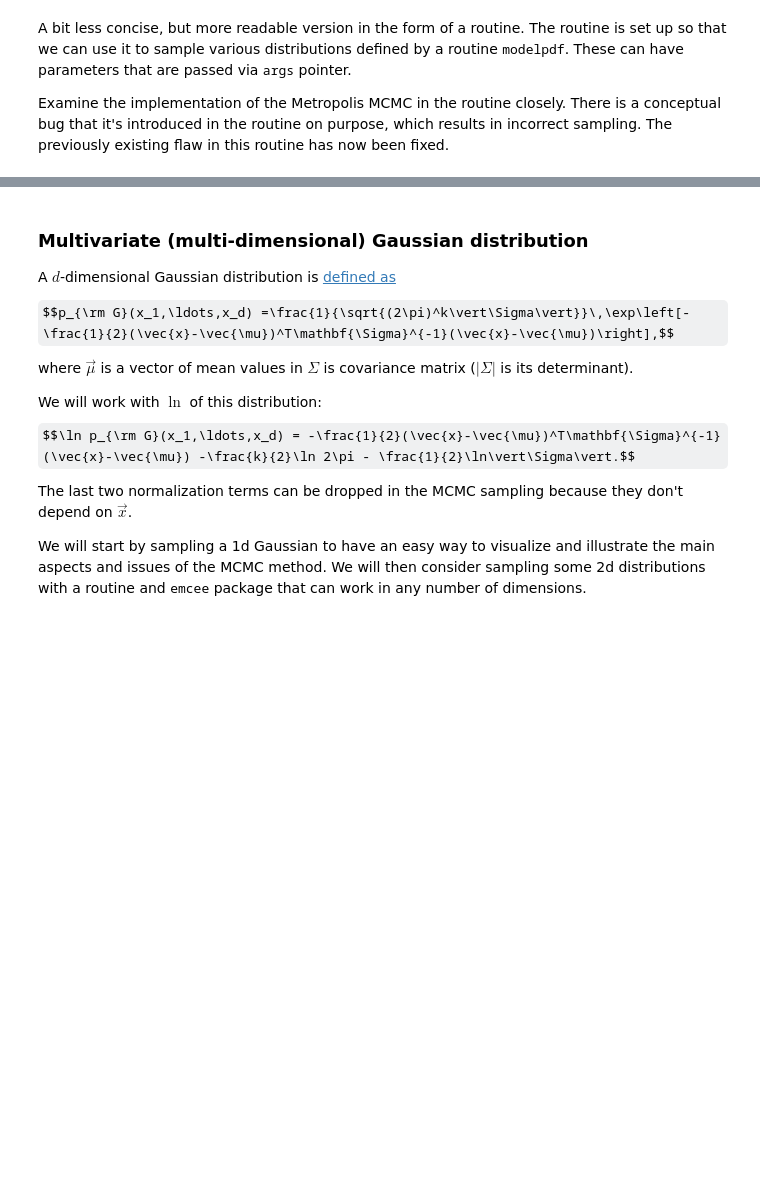
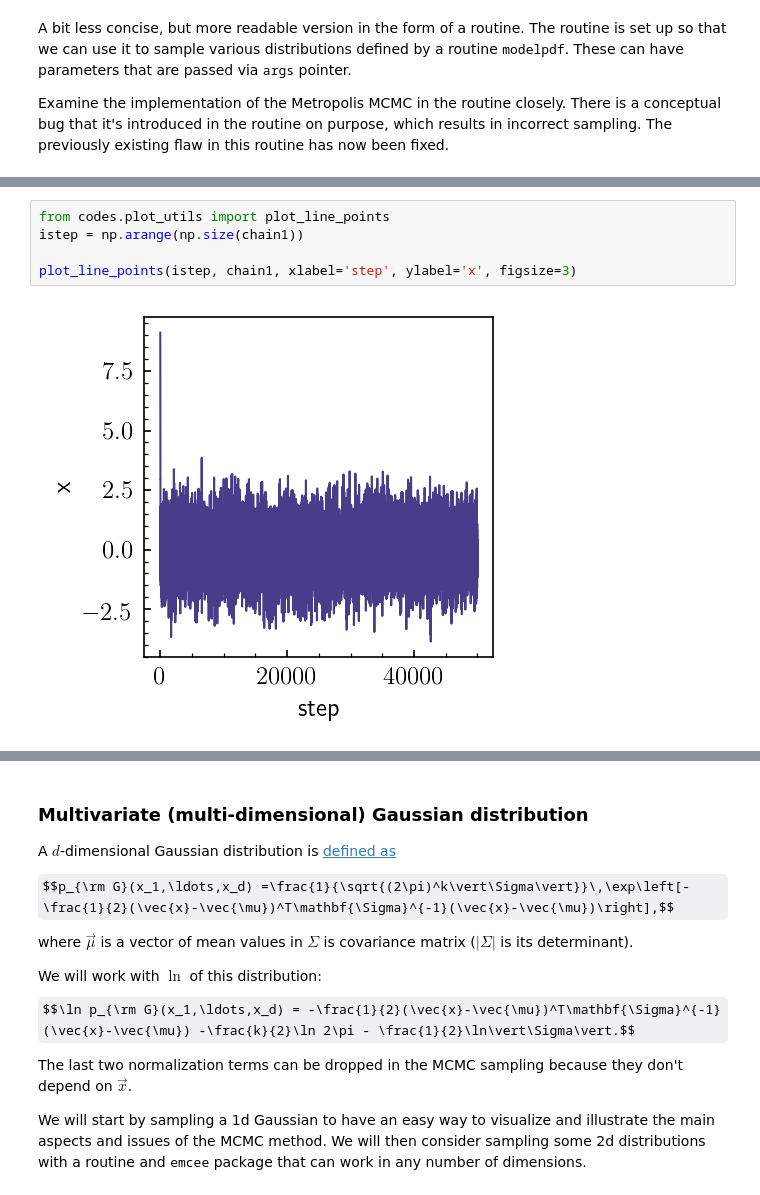
Before and after one commit to a-kravtsov/a211w20, a Jupyter notebook: 06d_multid_sampling_mcmc.ipynb, the cells around one changed output, grey strips where cells are left out. Saved outputs shown, nothing was run; the diff lists cells and outputs as text; some formulas as TeX source; blank space fills up the shorter version.

```diff
--- a/06d_multid_sampling_mcmc.ipynb
+++ b/06d_multid_sampling_mcmc.ipynb
@@ -232,0 +232,7 @@ def simple_mcmc(n, x0, step, modelpdf, *args):
+# %%
+from codes.plot_utils import plot_line_points
+istep = np.arange(np.size(chain1))
+
+plot_line_points(istep, chain1, xlabel='step', ylabel='x', figsize=3)
+# %% [output]
+[figure, added]
```
Also changed, not shown: parts of 54 cells of this notebook.
